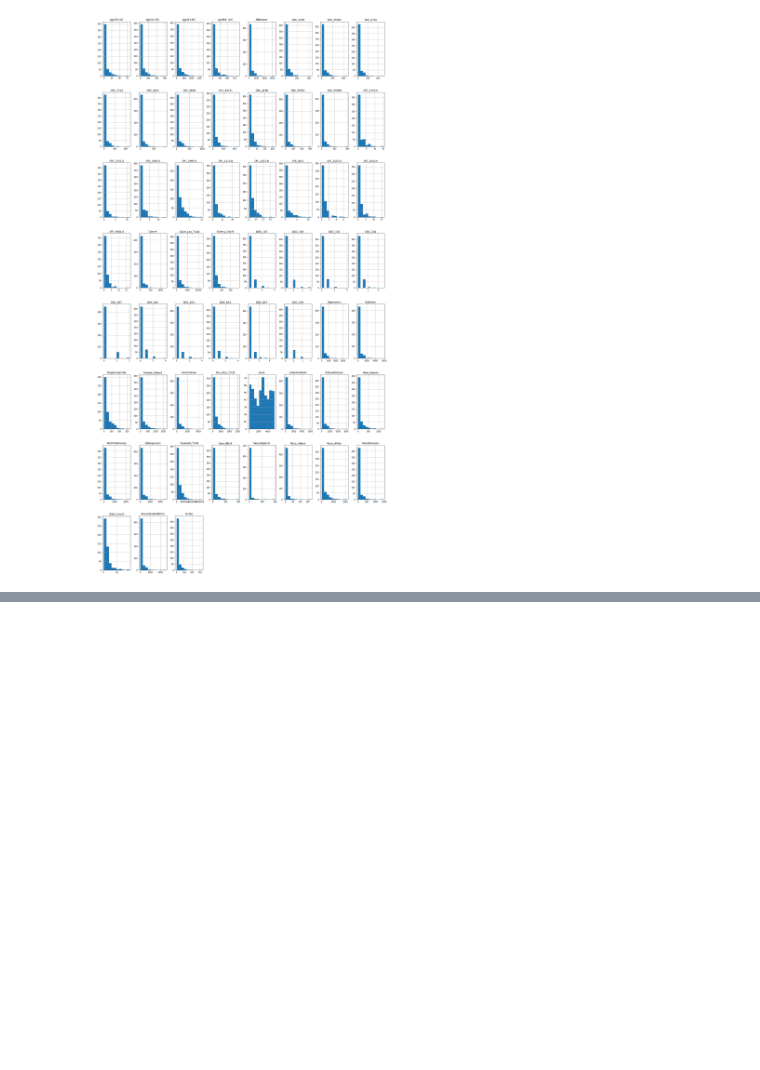
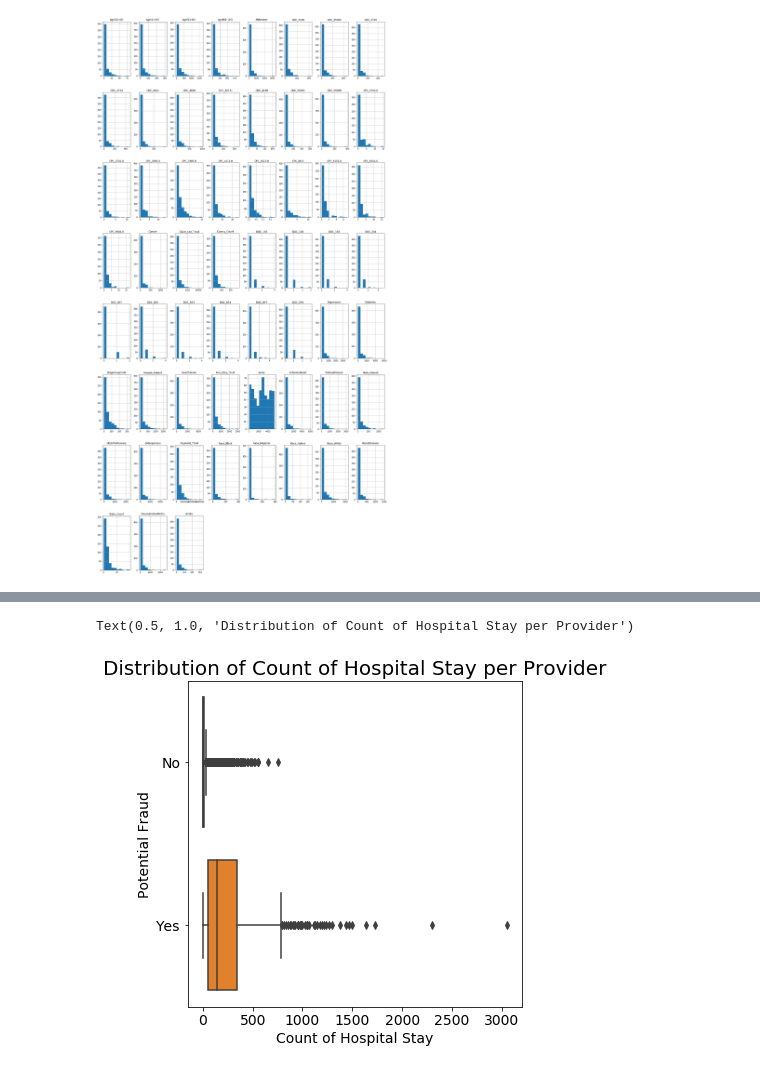
Before and after one commit to SubornaN/Health_Care_Fraud_Detection, a Jupyter notebook: Provider_EDA.ipynb, the cells around one changed output, grey strips where cells are left out. Cells and saved outputs as stored; diff of their text form; code cells hidden in the pictures; blank space fills up the shorter version.

```diff
--- a/Provider_EDA.ipynb
+++ b/Provider_EDA.ipynb
@@ -201,0 +325,11 @@ array([[<matplotlib.axes._subplots.AxesSubplot object at 0x...>,
+# %%
+plt.rcParams["figure.figsize"] = [6, 6]
+sns.boxplot(x = 'Hos_Stay_Total', data = df, y = 'PotentialFraud')
+plt.xticks(fontsize = 14)
+plt.yticks(fontsize = 14)
+plt.xlabel('Count of Hospital Stay', fontsize = 14)
+plt.ylabel('Potential Fraud', fontsize = 14)
+plt.title('Distribution of Count of Hospital Stay per Provider', fontsize = 20)
+# %% [output]
+Text(0.5, 1.0, 'Distribution of Count of Hospital Stay per Provider')
+[figure, added]
```
Also changed, not shown: parts of 41 cells of this notebook.
